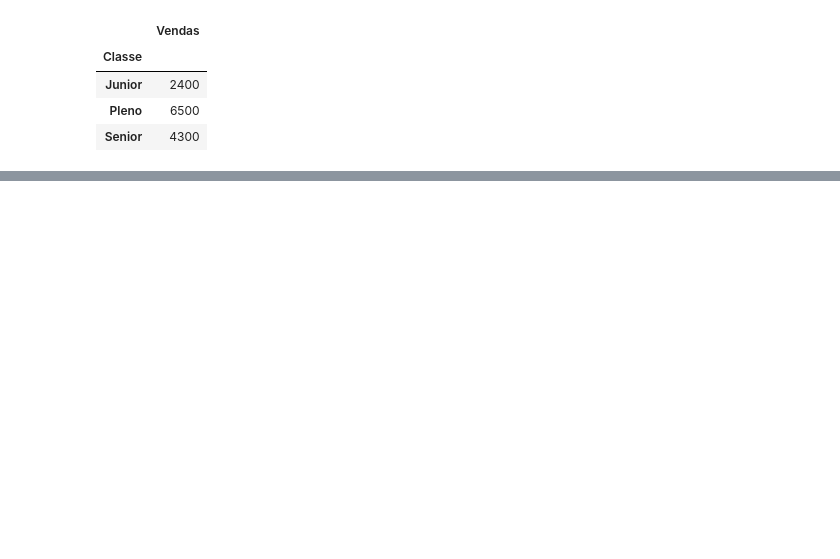
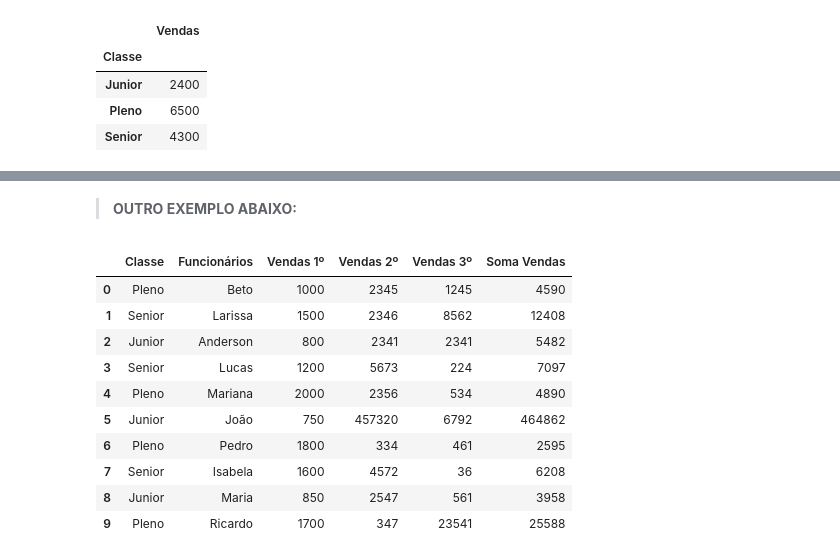
Before and after one commit to ptrktodev/Python, a Jupyter notebook: 2. Análise de Dados com Pandas/Asimov/Setup.ipynb, the cells around one changed output, grey strips where cells are left out. Cells and saved outputs as stored; diff of their text form; code cells hidden in the pictures; blank space fills up the shorter version.

```diff
--- a/2. Análise de Dados com Pandas/Asimov/Setup.ipynb
+++ b/2. Análise de Dados com Pandas/Asimov/Setup.ipynb
@@ -300,0 +363,25 @@ df_3 = pd.DataFrame({'A': ['A8', 'A9', 'A10', 'A11'],
+# %% [markdown]
+> **OUTRO EXEMPLO ABAIXO:**
+# %%
+tri1 = {
+    'Classe': ['Pleno', 'Senior', 'Junior', 'Senior', 'Pleno', 'Junior', 'Pleno', 'Senior', 'Junior', 'Pleno'],
+    'Funcionários': ['Beto', 'Larissa', 'Anderson', 'Lucas', 'Mariana', 'João', 'Pedro', 'Isabela', 'Maria', 'Ricardo'],
+    'Vendas 1º': [1000, 1500, 800, 1200, 2000, 750, 1800, 1600, 850, 1700]
+}
+
+tri2 = {
+    'Classe': ['Pleno', 'Senior', 'Junior', 'Senior', 'Pleno', 'Junior', 'Pleno', 'Senior', 'Junior', 'Pleno'],
+    'Funcionários': ['Beto', 'Larissa', 'Anderson', 'Lucas', 'Mariana', 'João', 'Pedro', 'Isabela', 'Maria', 'Ricardo'],
+    'Vendas 2º': [2345, 2346, 2341, 5673, 2356, 457320, 334, 4572, 2547, 347]
+}
+
+tri3 = {
+    'Classe': ['Pleno', 'Senior', 'Junior', 'Senior', 'Pleno', 'Junior', 'Pleno', 'Senior', 'Junior', 'Pleno'],
+    'Funcionários': ['Beto', 'Larissa', 'Anderson', 'Lucas', 'Mariana', 'João', 'Pedro', 'Isabela', 'Maria', 'Ricardo'],
+    'Vendas 3º': [1245, 8562, 2341, 224, 534, 6792, 461, 36, 561, 23541]
+}
+
+
+tri1 = pd.DataFrame(tri1)
+tri2 = pd.DataFrame(tri2)
+tri3 = pd.DataFrame(tri3)
@@ -300,0 +392,14 @@ df_3 = pd.DataFrame({'A': ['A8', 'A9', 'A10', 'A11'],
+# %%
+total
+# %% [output]
+|  | Classe | Funcionários | Vendas 1º | Vendas 2º | Vendas 3º | Soma Vendas |
+| 0 | Pleno | Beto | 1000 | 2345 | 1245 | 4590 |
+| 1 | Senior | Larissa | 1500 | 2346 | 8562 | 12408 |
+| 2 | Junior | Anderson | 800 | 2341 | 2341 | 5482 |
+| 3 | Senior | Lucas | 1200 | 5673 | 224 | 7097 |
+| 4 | Pleno | Mariana | 2000 | 2356 | 534 | 4890 |
+| 5 | Junior | João | 750 | 457320 | 6792 | 464862 |
+| 6 | Pleno | Pedro | 1800 | 334 | 461 | 2595 |
+| 7 | Senior | Isabela | 1600 | 4572 | 36 | 6208 |
+| 8 | Junior | Maria | 850 | 2547 | 561 | 3958 |
+| 9 | Pleno | Ricardo | 1700 | 347 | 23541 | 25588 |
```
Also changed, not shown: parts of 29 cells of this notebook.
